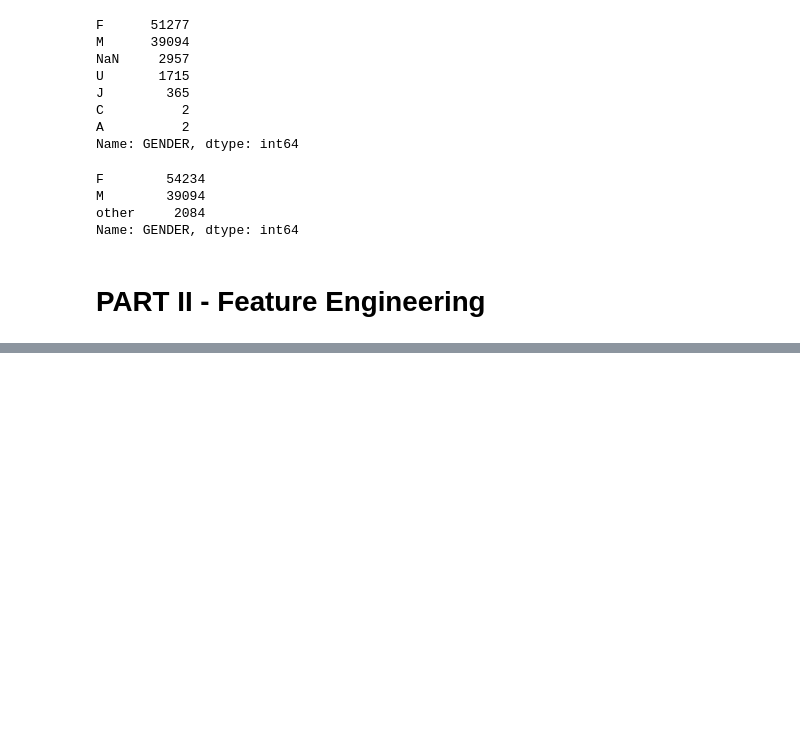
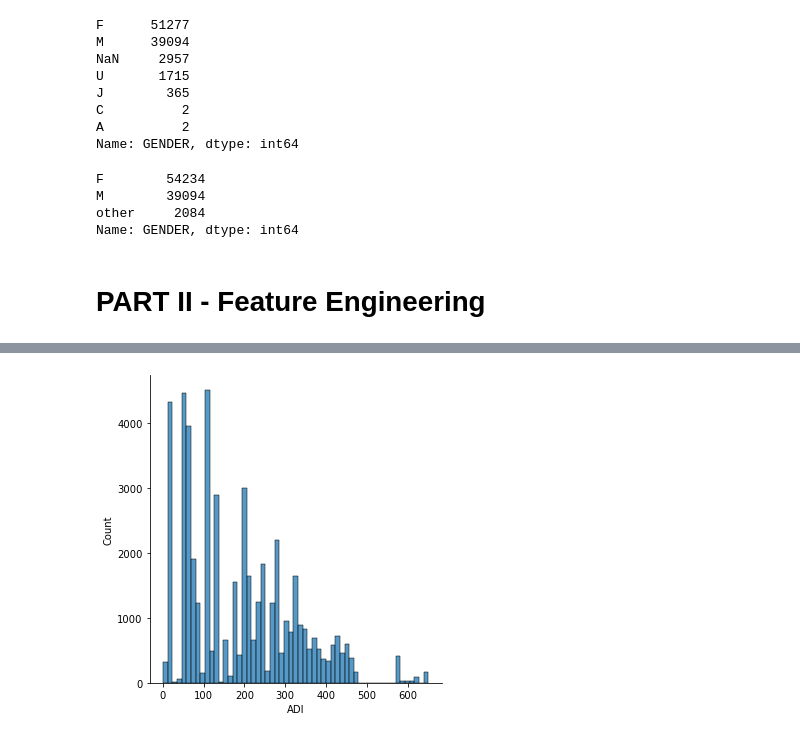
Before and after one commit to audedef/lab_feature_engineering, a Jupyter notebook: Lab_Feature_Engineering.ipynb, the cells around one changed output, grey strips where cells are left out. Cells and saved outputs as stored; diff of their text form; code cells hidden in the pictures; blank space fills up the shorter version.

```diff
--- a/Lab_Feature_Engineering.ipynb
+++ b/Lab_Feature_Engineering.ipynb
@@ -308,0 +351,5 @@ Name: GENDER, dtype: int64
+# %%
+m = numerical['INCOME'].mode()[0]
+numerical['INCOME'] = numerical['INCOME'].fillna(m)
+# %%
+numerical['AGE'] = numerical['AGE'].fillna(np.median(numerical['AGE']))
@@ -308,0 +386,5 @@ Name: GENDER, dtype: int64
+# %%
+# Let's drop the rows with NA's
+ml = list(categorical[categorical['GEOCODE2'].notna()].index)
+categorical = categorical.loc[ml,:]
+numerical = numerical.loc[ml,:]
@@ -308,0 +414,5 @@ Name: GENDER, dtype: int64
+# %%
+# Let's drop the rows with NA's
+ml2 = list(numerical[numerical['WEALTH1'].notna()].index)
+categorical = categorical.loc[ml2,:]
+numerical = numerical.loc[ml2,:]
@@ -308,0 +442,6 @@ Name: GENDER, dtype: int64
+# %%
+# Let's check the distribution :
+sns.displot(numerical['ADI'])
+plt.show()
+# %% [output]
+[figure, added]
```
Also changed, not shown: parts of 22 cells of this notebook.
